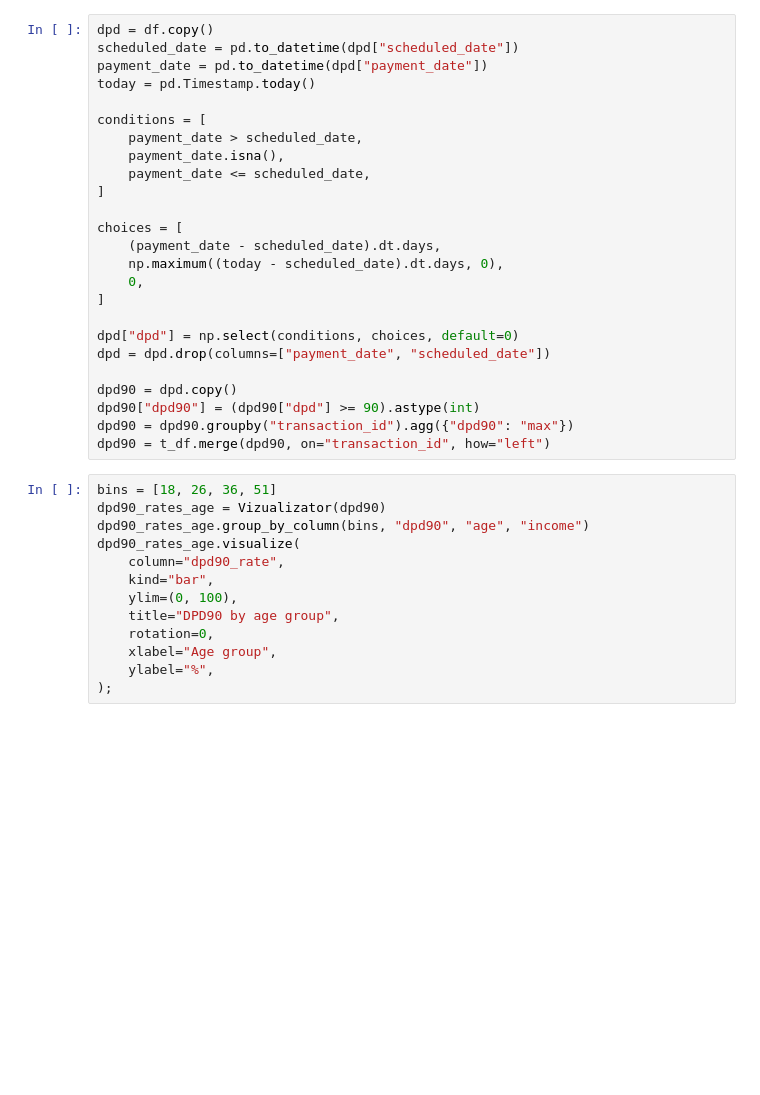
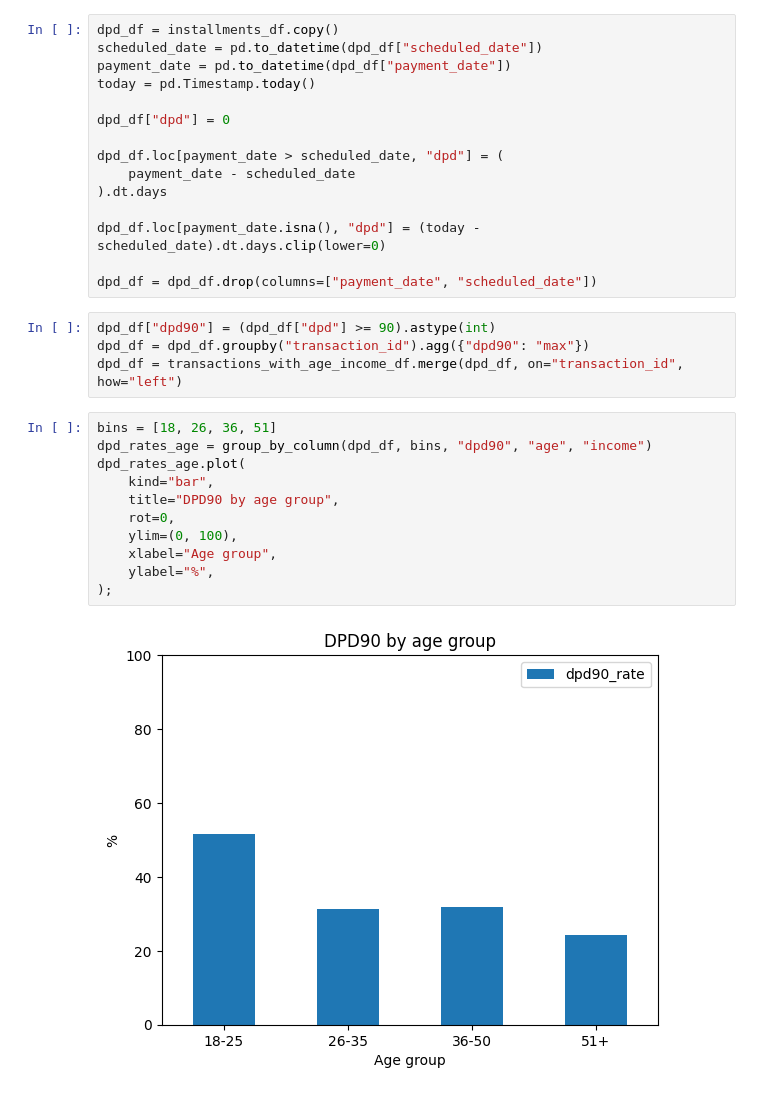
Before and after one commit to karciszuk/vbassigment, a Jupyter notebook: notebooks/payment.ipynb, the cells around one changed output. Drawn from its saved outputs; the diff is of its cells as text; blank space fills up the shorter version.

```diff
--- a/notebooks/payment.ipynb
+++ b/notebooks/payment.ipynb
@@ -15,40 +48,34 @@ DatabaseError: Execution failed on sql '
 # %%
-dpd = df.copy()
-scheduled_date = pd.to_datetime(dpd["scheduled_date"])
-payment_date = pd.to_datetime(dpd["payment_date"])
+dpd_df = installments_df.copy()
+scheduled_date = pd.to_datetime(dpd_df["scheduled_date"])
+payment_date = pd.to_datetime(dpd_df["payment_date"])
 today = pd.Timestamp.today()
 
-conditions = [
-    payment_date > scheduled_date,
-    payment_date.isna(),
-    payment_date <= scheduled_date,
-]
+dpd_df["dpd"] = 0
 
-choices = [
-    (payment_date - scheduled_date).dt.days,
-    np.maximum((today - scheduled_date).dt.days, 0),
-    0,
-]
+dpd_df.loc[payment_date > scheduled_date, "dpd"] = (
+    payment_date - scheduled_date
+).dt.days
 
-dpd["dpd"] = np.select(conditions, choices, default=0)
-dpd = dpd.drop(columns=["payment_date", "scheduled_date"])
+dpd_df.loc[payment_date.isna(), "dpd"] = (today - scheduled_date).dt.days.clip(lower=0)
 
-dpd90 = dpd.copy()
-dpd90["dpd90"] = (dpd90["dpd"] >= 90).astype(int)
-dpd90 = dpd90.groupby("transaction_id").agg({"dpd90": "max"})
-dpd90 = t_df.merge(dpd90, on="transaction_id", how="left")
+dpd_df = dpd_df.drop(columns=["payment_date", "scheduled_date"])
+# %%
+dpd_df["dpd90"] = (dpd_df["dpd"] >= 90).astype(int)
+dpd_df = dpd_df.groupby("transaction_id").agg({"dpd90": "max"})
+dpd_df = transactions_with_age_income_df.merge(dpd_df, on="transaction_id", how="left")
 # %%
 bins = [18, 26, 36, 51]
-dpd90_rates_age = Vizualizator(dpd90)
-dpd90_rates_age.group_by_column(bins, "dpd90", "age", "income")
-dpd90_rates_age.visualize(
-    column="dpd90_rate",
+dpd_rates_age = group_by_column(dpd_df, bins, "dpd90", "age", "income")
+dpd_rates_age.plot(
     kind="bar",
+    title="DPD90 by age group",
+    rot=0,
     ylim=(0, 100),
-    title="DPD90 by age group",
-    rotation=0,
     xlabel="Age group",
     ylabel="%",
 );
+# %% [output]
+[figure, added]
 # %%
 bins = [0, 15000, 30000, 60000]
```
Also changed, not shown: parts of 3 cells of this notebook, 11 other files.
